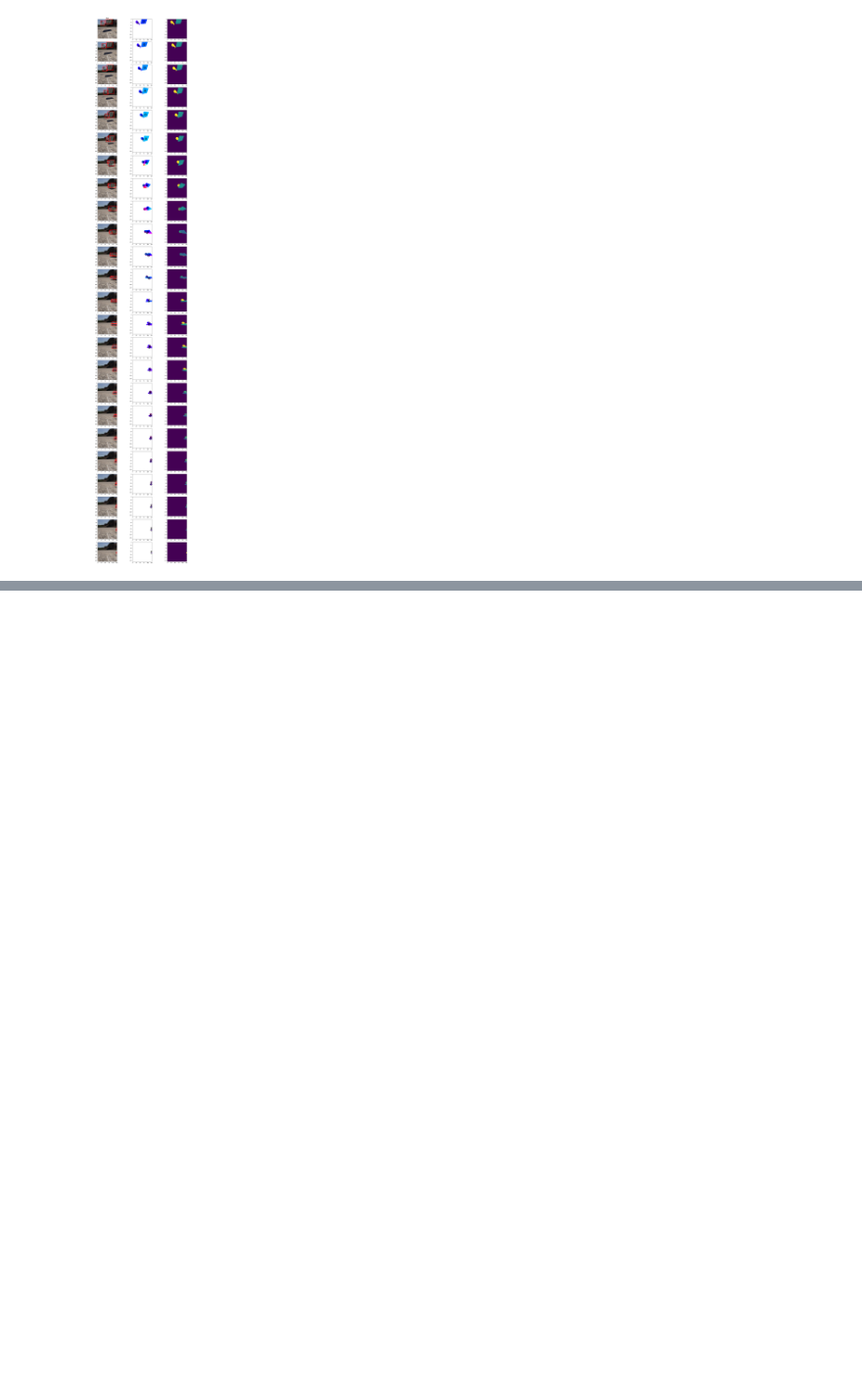
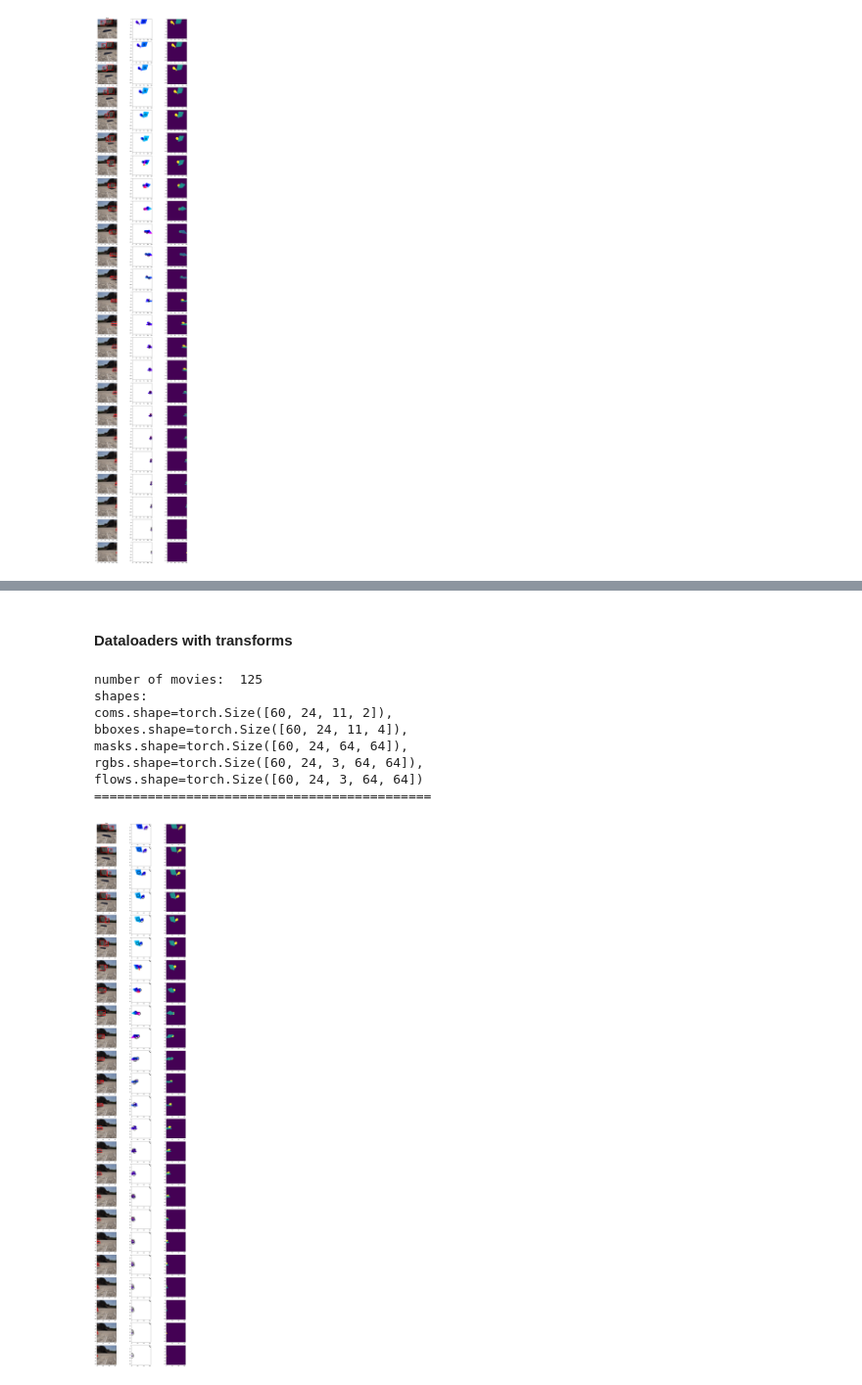
Before and after one commit to MasHBRS/VideoTracker, a Jupyter notebook: src/loader/dataLoader.ipynb, the cells around one changed output, grey strips where cells are left out. Shown at 98% size. Cells and saved outputs as stored; diff of their text form; code cells hidden in the pictures; blank space fills up the shorter version.

Commit message:
data transforms updated.

```diff
--- a/src/loader/dataLoader.ipynb
+++ b/src/loader/dataLoader.ipynb
@@ -130,0 +84,32 @@ flows.shape=torch.Size([60, 24, 3, 128, 128])
+# %% [markdown]
+#### Dataloaders with transforms
+# %%
+import sys
+import os
+import shutil
+sys.path.append(os.path.abspath(".."))
+from loader.transforms import Composition,CustomResize,RandomHorizontalFlip,RandomVerticalFlip
+transform_composition = Composition([CustomResize((64,64)),RandomVerticalFlip(0.6),RandomHorizontalFlip(0.6)])
+
+video_dataset=VideoDataset(path,
+                            split='validation',
+                            is_test_dataset=False,
+                            number_of_frames_per_video=number_of_frames_per_video,
+                            max_objects_in_scene=max_objects_in_scene,
+                            halve_dataset=True,
+                            transforms=transform_composition)
+print("number of movies: ",len(video_dataset))
+video_loader = DataLoader(dataset=video_dataset,
+                            batch_size=60,
+                            shuffle=False)
+displayData(video_loader)
+# %% [output]
+number of movies:  125
+shapes:
+coms.shape=torch.Size([60, 24, 11, 2]),
+bboxes.shape=torch.Size([60, 24, 11, 4]),
+masks.shape=torch.Size([60, 24, 64, 64]),
+rgbs.shape=torch.Size([60, 24, 3, 64, 64]),
+flows.shape=torch.Size([60, 24, 3, 64, 64])
+============================================
+[figure, added]
```
Also changed, not shown: parts of 4 cells of this notebook, 2 other files.
